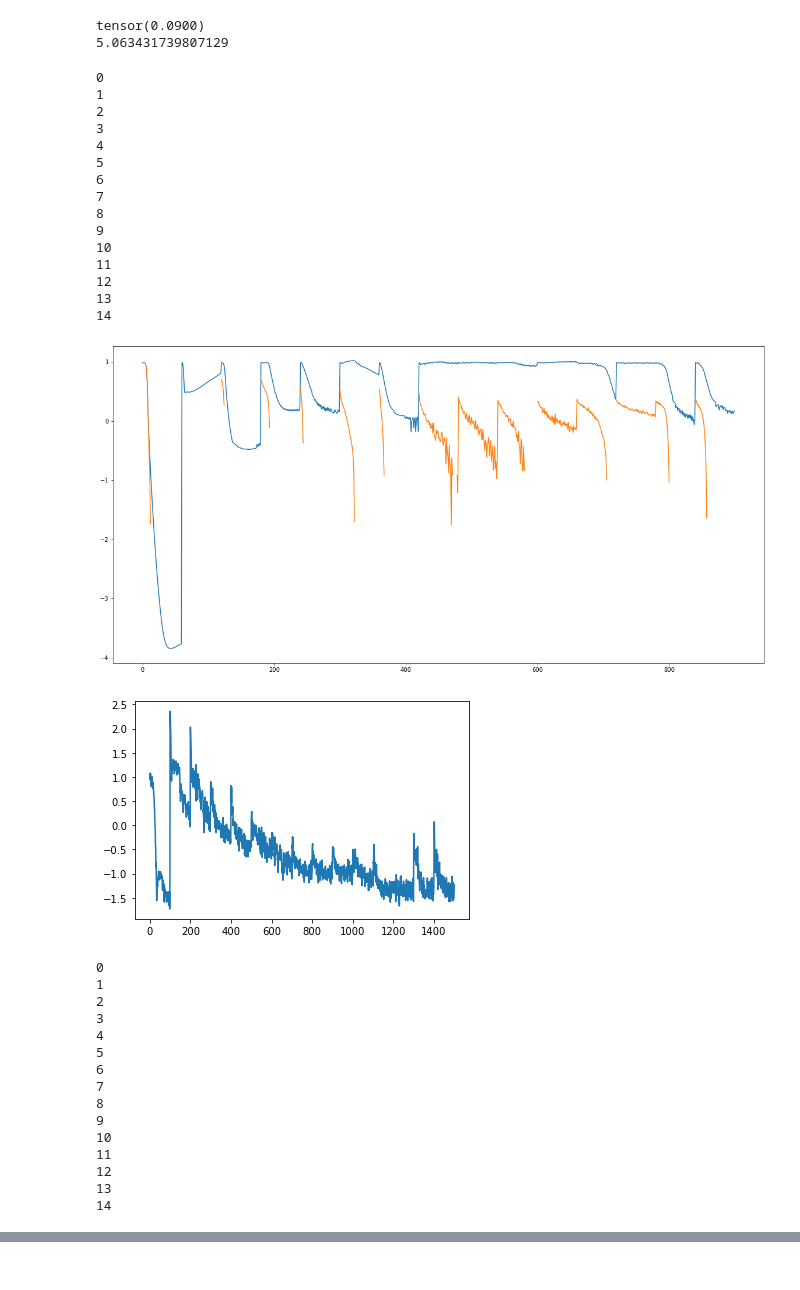
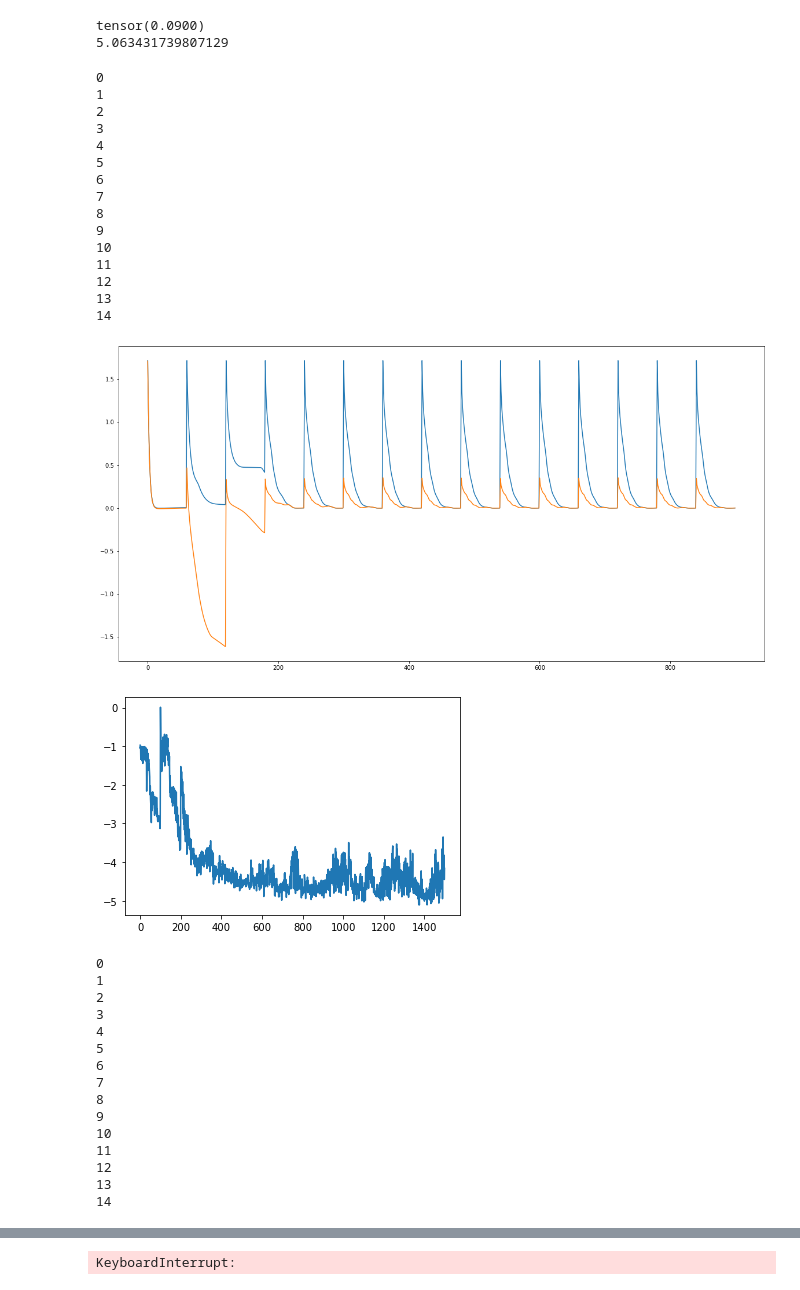
Before and after one commit to jz-lu/symmetry-learning, a Jupyter notebook: KS_learning_v2.ipynb, the cells around one changed output, grey strips where cells are left out. Drawn from its saved outputs; the diff is of its cells as text; code cells hidden in the pictures.

```diff
--- a/KS_learning_v2.ipynb
+++ b/KS_learning_v2.ipynb
@@ -183,7 +208,7 @@ class SymFinder():
     self.data = torch.zeros(30000, 10) #data for training KS_net, 9 + 1 = param + value
     self.data.requires_grad = False
     self.learn_rate = 0.01 #learning rate for training KS_net
-    self.model = KS_net()
+    self.model = CONV3()
     self.batch_size = 50 #batch for SGD
     self.optimizer = torch.optim.Adam(self.model.parameters(), lr = self.learn_rate)
     self.loss_func = nn.MSELoss()
@@ -191,7 +216,7 @@ class SymFinder():
     self.valid_range = 0#how much valid data is in the tensor, dont want to learn 00000
 
     #these are attributes for putting the nn and KS together
-    self.reg_constant = 0.8
+    self.reg_constant = 0.5
     self.KS_threshold = 0.05 #if less than value, declare it as symmetry
     #self.model2 = KS_net()
     #self.model2.load_state_dict(self.model.state_dict())
@@ -211,9 +236,9 @@ class SymFinder():
   def change_basis(self, state1, state2):
     q = QuantumRegister(3)
     qc = QuantumCircuit(q)
-    qc.u(pi/2, 0, 0, q[0])
-    qc.u(pi/2, 0, 0, q[1])
-    qc.u(pi/2, 0, 0, q[2])
+    qc.u(pi/10, 0, 0, q[0])
+    qc.u(0*pi/10, 0, 0, q[1])
+    qc.u(pi/10, 0, 0, q[2])
     return state1.copy().evolve(qc), state2.copy().evolve(qc)
 
   #return the loss from KS test of original vs another state
@@ -226,9 +251,12 @@ class SymFinder():
     Q1 = new_state1.probabilities()
     Q2 = new_state2.probabilities()
     #lets add regularizer from our nn
+    true_loss = KL(P1, P2) +  KL(Q1, Q2)
     v = self.model(param.view(9)).detach_()
+    #addon = 20 * torch.tanh(1/((v-true_loss)**2))
+    addon = -0.8 * v
     #v = 0
-    return [KL(P1, P2) +  KL(Q1, Q2) - self.reg_constant * v, KL(P1, P2) +  KL(Q1, Q2)]
+    return [true_loss + addon, true_loss]
 
 
   def update_KS_net(self):
@@ -289,7 +317,7 @@ class SymFinder():
 
 
   def train(self):
-    for i in range(15):
+    for i in range(10):
       self.symfinding()
       self.update_KS_net()
       print(i)
@@ -312,38 +340,38 @@ class SymFinder():
 
 
 import numpy as np
 
-finder = SymFinder(0.03, 0.01)
+finder = SymFinder(0.03, 0.1)
 
 start = 0
 
 for i in range(10):
   finder.train()
   plt.figure(figsize=(20, 10))
-  plt.plot(range(len(finder.losses[start:])), np.log10(finder.losses[start:]))
-  plt.plot(range(len(finder.losses[start:])), np.log10(ls1[start:]))
+  plt.plot(range(len(finder.losses[start:])), (finder.losses[start:]))
+  plt.plot(range(len(finder.losses[start:])), (ls1[start:]))
   plt.show()
   plt.plot(range(len(ls2)), np.log10(ls2))
   plt.show()
   start = len(finder.losses)
 # %% [output]
 0
 1
 2
 3
 4
 5
 6
 7
 8
 9
 10
 11
 12
 13
 14
-[figure, old version]
+[figure, new version]
-[figure, old version]
+[figure, new version]
 0
 1
 2
@@ -399,3 +437,4 @@ for i in range(10):
+KeyboardInterrupt:
 # %%
 plt.figure(figsize=(20, 10))
 plt.plot(range(len(finder.losses)), finder.losses)
```
Also changed, not shown: parts of 6 cells of this notebook, 4 other files.
